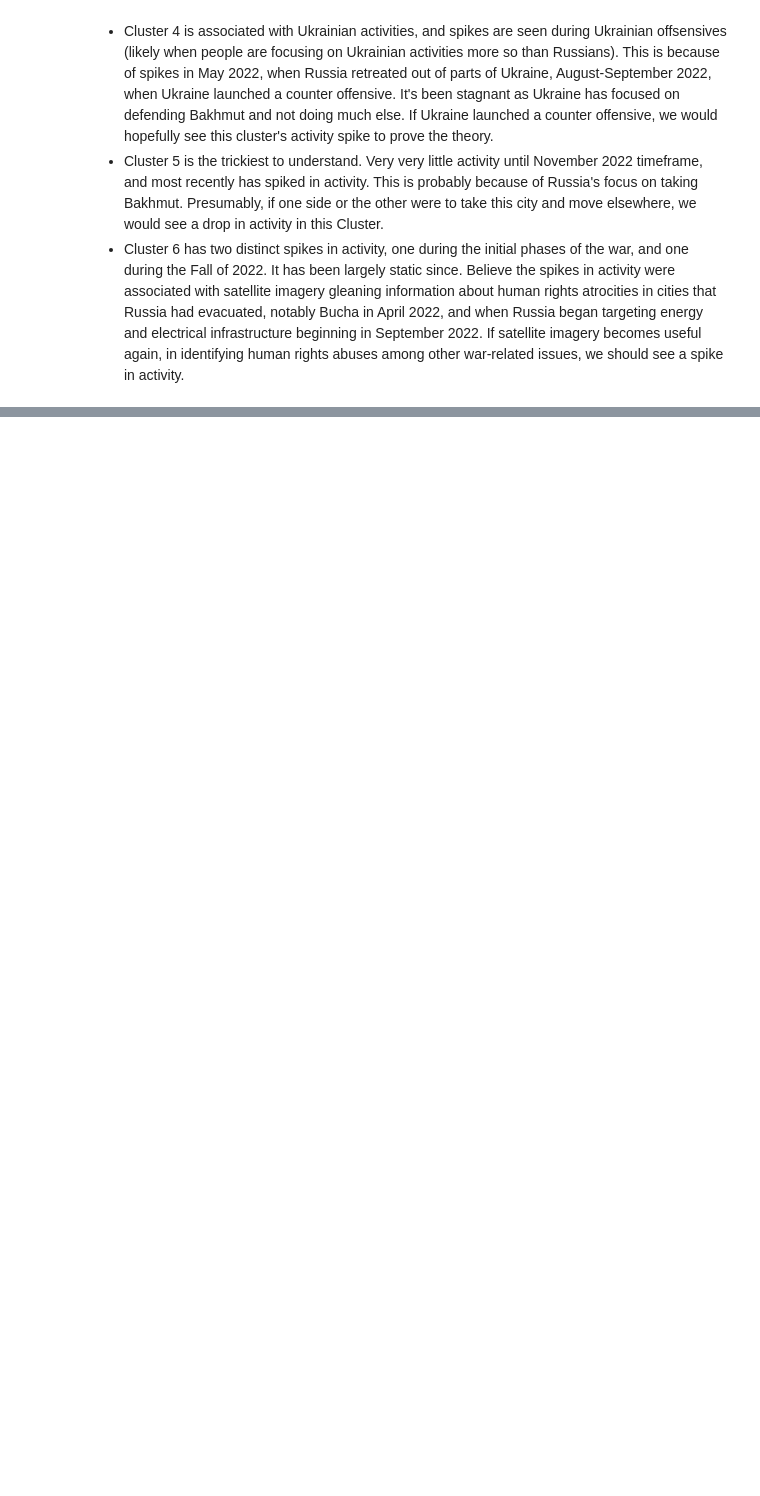
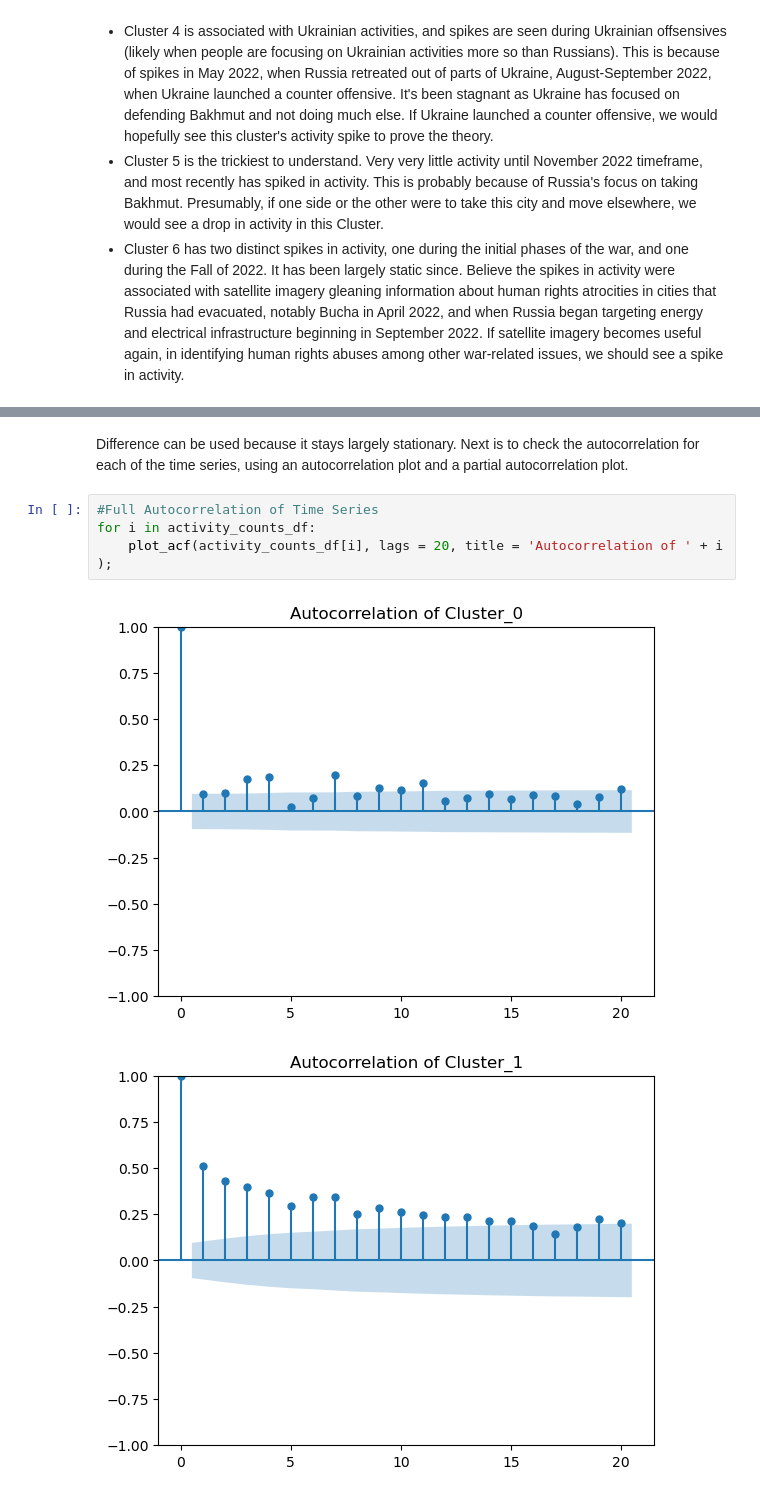
Before and after one commit to minerad183/Extracting-and-Classifying-Posts, a Jupyter notebook: notebooks/clusters_spatial_temporal_eda.ipynb, the cells around one changed output, grey strips where cells are left out. Cells and saved outputs as stored; diff of their text form; blank space fills up the shorter version.

```diff
--- a/notebooks/clusters_spatial_temporal_eda.ipynb
+++ b/notebooks/clusters_spatial_temporal_eda.ipynb
@@ -334,0 +351,9 @@ There does appear to be a cyclical nature of each of the clusters:
+# %% [markdown]
+Difference can be used because it stays largely stationary. Next is to check the autocorrelation for each of the time series, using an autocorrelation plot and a partial autocorrelation plot.
+# %%
+#Full Autocorrelation of Time Series
+for i in activity_counts_df:
+    plot_acf(activity_counts_df[i], lags = 20, title = 'Autocorrelation of ' + i );
+# %% [output]
+[figure, added]
+[figure, added]
```
Also changed, not shown: parts of 9 cells of this notebook.
